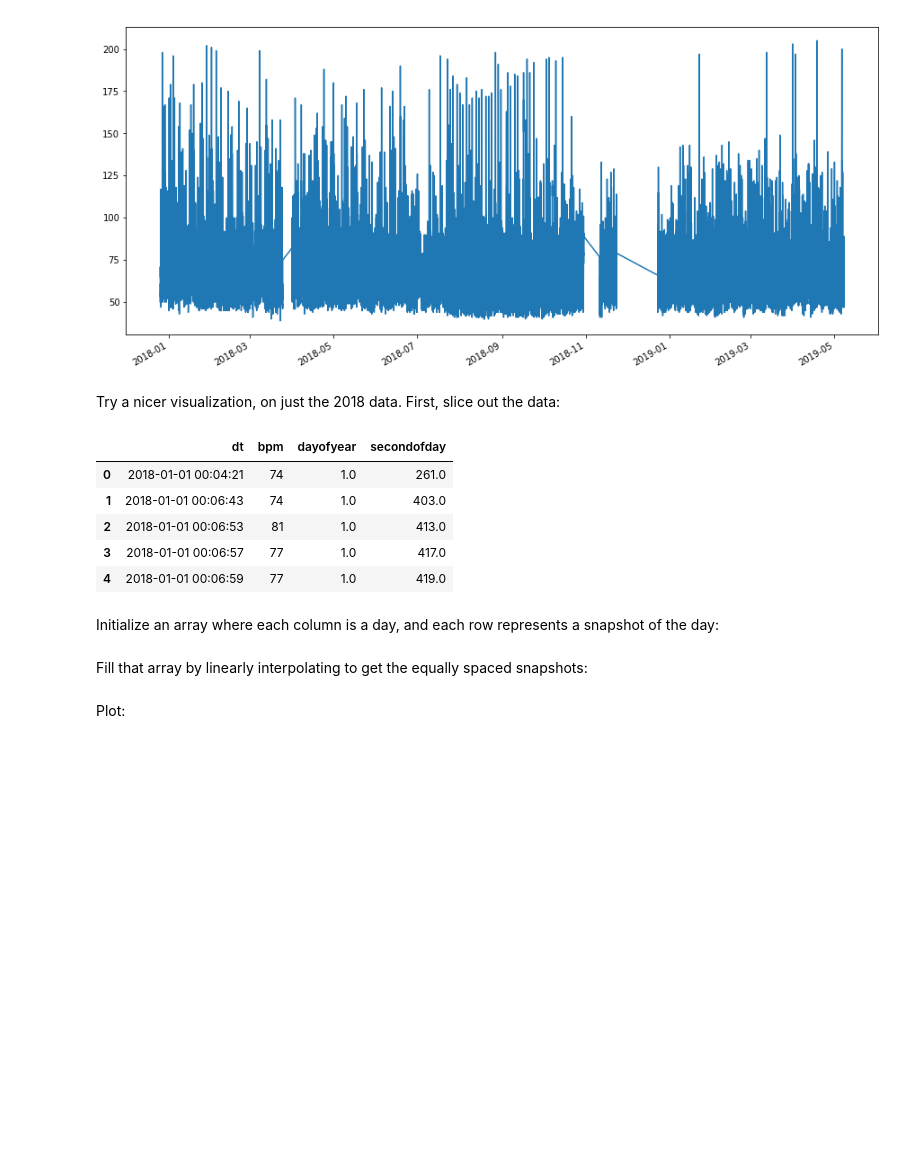
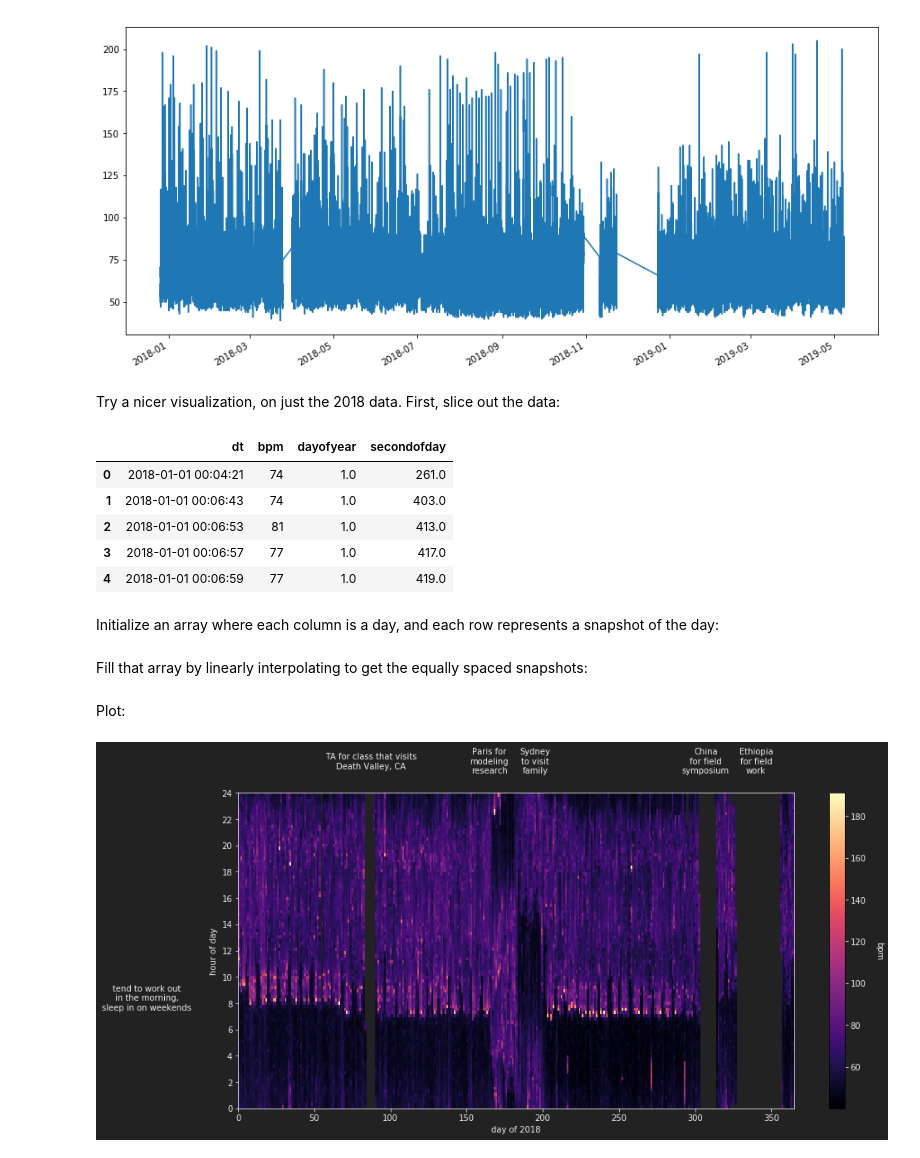
Before and after one commit to yuempark/data-projects, a Jupyter notebook: heart-rate/heart-rate.ipynb, the cells around one changed output. Cells and saved outputs as stored; diff of their text form; code cells hidden in the pictures; blank space fills up the shorter version.

```diff
--- a/heart-rate/heart-rate.ipynb
+++ b/heart-rate/heart-rate.ipynb
@@ -138,2 +138,52 @@ HR_array[HR_array==0] = np.nan
 # %% [markdown]
 Plot:
+# %%
+# set up the figure
+fig, ax = plt.subplots(figsize=(15,7))
+
+c_bg = '#222222'
+c_ax = '#eeeeee'
+change_fig_theme(fig, [ax], c_bg, c_ax)
+
+# plot
+c = ax.pcolor(HR_array_2018, cmap='magma')
+
+# create the ticks for the y-axis
+ax.set_yticks(np.linspace(0,100,13))
+ax.set_yticklabels(np.linspace(0,24,13).astype(int))
+
+# prettify
+ax.set_xlabel('day of 2018')
+ax.set_ylabel('hour of day')
+
+# colorbar
+cbar = fig.colorbar(c, ax=ax)
+cbar.set_label('bpm', rotation=270, labelpad=20, color=c_ax)
+cbar.ax.tick_params(axis='x', colors=c_ax)
+cbar.ax.tick_params(axis='y', colors=c_ax)
+cbar.ax.yaxis.label.set_color(c_ax)
+cbar.ax.xaxis.label.set_color(c_ax)
+
+# annotations
+ax.text(87, 110, 'TA for class that visits\nDeath Valley, CA',
+        horizontalalignment='center', verticalalignment='center', color=c_ax)
+
+ax.text(165, 110, 'Paris for\nmodeling\nresearch',
+        horizontalalignment='center', verticalalignment='center', color=c_ax)
+
+ax.text(195, 110, 'Sydney\nto visit\nfamily',
+        horizontalalignment='center', verticalalignment='center', color=c_ax)
+
+ax.text(307, 110, 'China\nfor field\nsymposium',
+        horizontalalignment='center', verticalalignment='center', color=c_ax)
+
+ax.text(340, 110, 'Ethiopia\nfor field\nwork',
+        horizontalalignment='center', verticalalignment='center', color=c_ax)
+
+ax.text(-60, 35, 'tend to work out\nin the morning,\nsleep in on weekends',
+        horizontalalignment='center', verticalalignment='center', color=c_ax)
+
+#plt.savefig('2018-heart-rate-interpolated.jpg', bbox_inches='tight', facecolor=c_bg, dpi=300)
+plt.show(fig)
+# %% [output]
+[figure, added]
```
Also changed, not shown: parts of 7 cells of this notebook, 1 other file.
